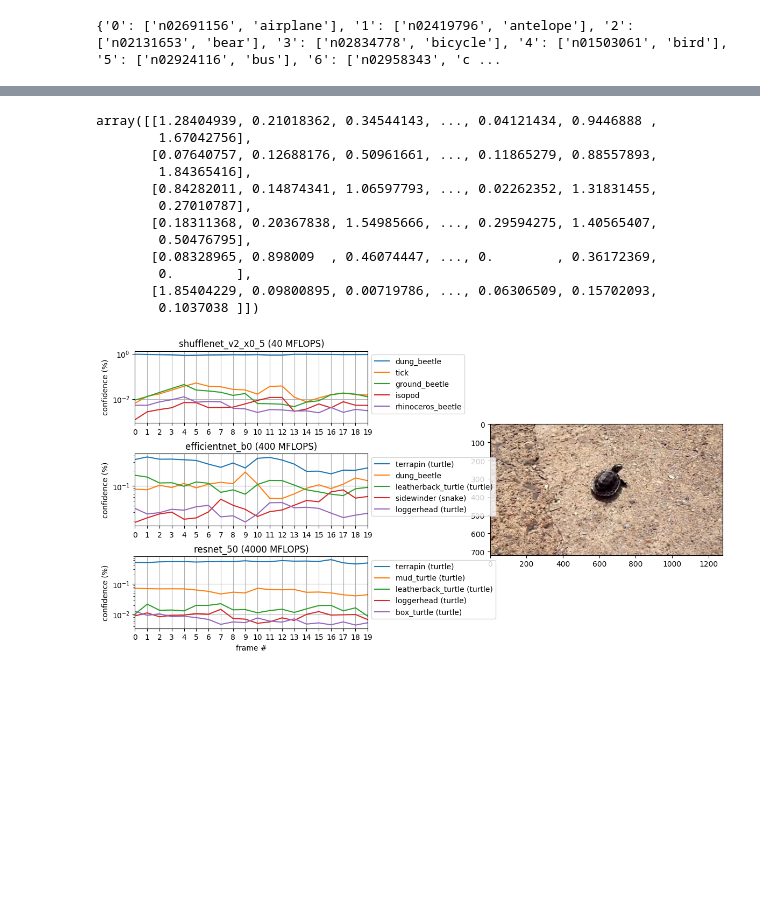
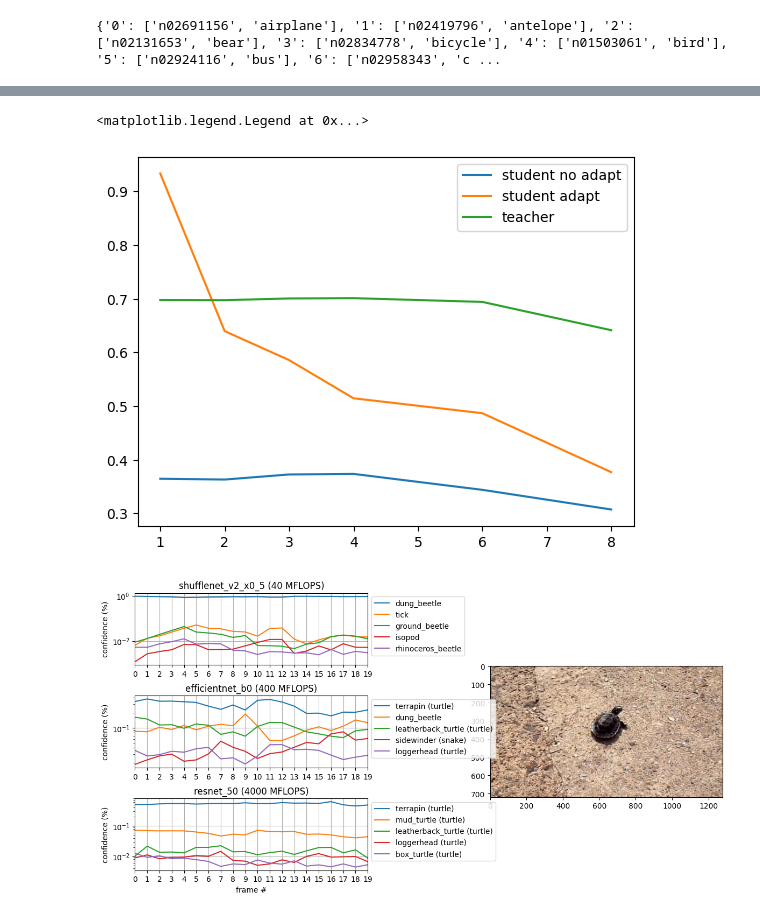
Before and after one commit to Geffen-Cooper/conformal, a Jupyter notebook: adaptation/video_analysis.ipynb, the cells around one changed output, grey strips where cells are left out. Cells and saved outputs as stored; diff of their text form; code cells hidden in the pictures; blank space fills up the shorter version.

Commit message:
method works for multiple classes but does not seem toscale well

```diff
--- a/adaptation/video_analysis.ipynb
+++ b/adaptation/video_analysis.ipynb
@@ -505,18 +523,21 @@ t_acc:0.7462047934532166
-# %%
-S
-# %% [output]
-array([[1.28404939, 0.21018362, 0.34544143, ..., 0.04121434, 0.9446888 ,
-        1.67042756],
-       [0.07640757, 0.12688176, 0.50961661, ..., 0.11865279, 0.88557893,
-        1.84365416],
-       [0.84282011, 0.14874341, 1.06597793, ..., 0.02262352, 1.31831455,
-        0.27010787],
-       [0.18311368, 0.20367838, 1.54985666, ..., 0.29594275, 1.40565407,
-        0.50476795],
-       [0.08328965, 0.898009  , 0.46074447, ..., 0.        , 0.36172369,
-        0.        ],
-       [1.85404229, 0.09800895, 0.00719786, ..., 0.06306509, 0.15702093,
-        0.1037038 ]])
+# %%
+num_classes = [1,2,3,4,6,8]
+instances_per_class = [2]
+student_acc_bef_no_pert = [(.3386+.5219+.1916+.4065)/4,(.4253+.2807+.3592+.3875)/4,(.3681+.3918+.4218+.3089)/4,.3737,.3440,.3074]
+student_acc_aft_no_pert = [(.7529+.9964+1+.9848)/4,(.6717+.358+.6361+.8933)/4,(.5968+.639+.6325+.4748)/4,.5146,.4868,.377]
+teacher_acc_bef_no_pert = [(.7226+.7208+.6182+.7294)/4,(.7217+.6643+.7246+.6791)/4,(.6964+.6903+.7231+.6927)/4,.7012,.6942,.6415]
+
+# student_acc_bef_pert = []
+# student_acc_aft_pert = []
+# teacher_acc_bef_pert = []
+# %%
+plt.plot(num_classes,student_acc_bef_no_pert,label="student no adapt")
+plt.plot(num_classes,student_acc_aft_no_pert,label="student adapt")
+plt.plot(num_classes,teacher_acc_bef_no_pert,label="teacher")
+plt.legend()
+# %% [output]
+<matplotlib.legend.Legend at 0x...>
+[figure, added]
 # %%
 %matplotlib widget
 # %%
```
Also changed, not shown: parts of 2 cells of this notebook, 1 other file.
